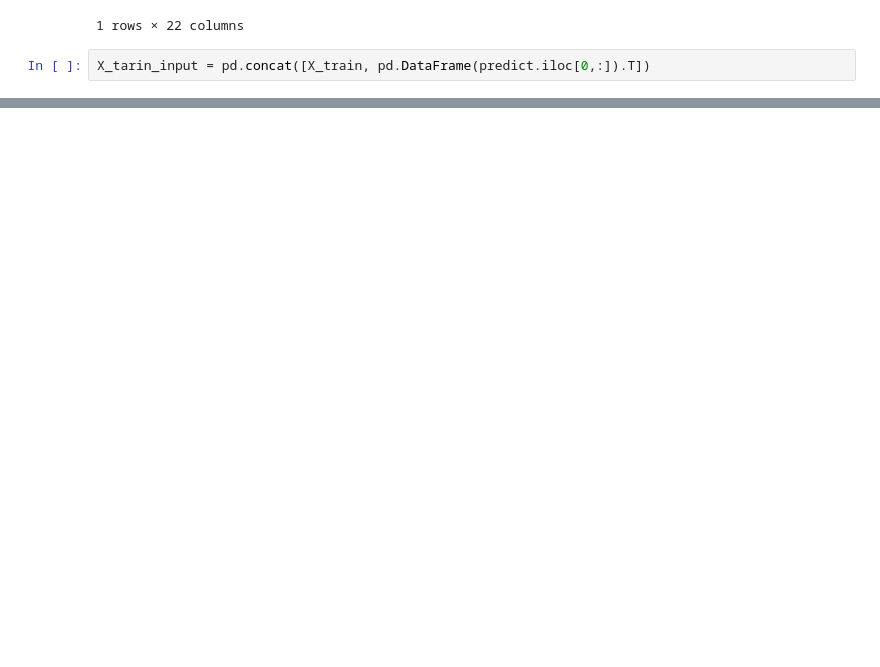
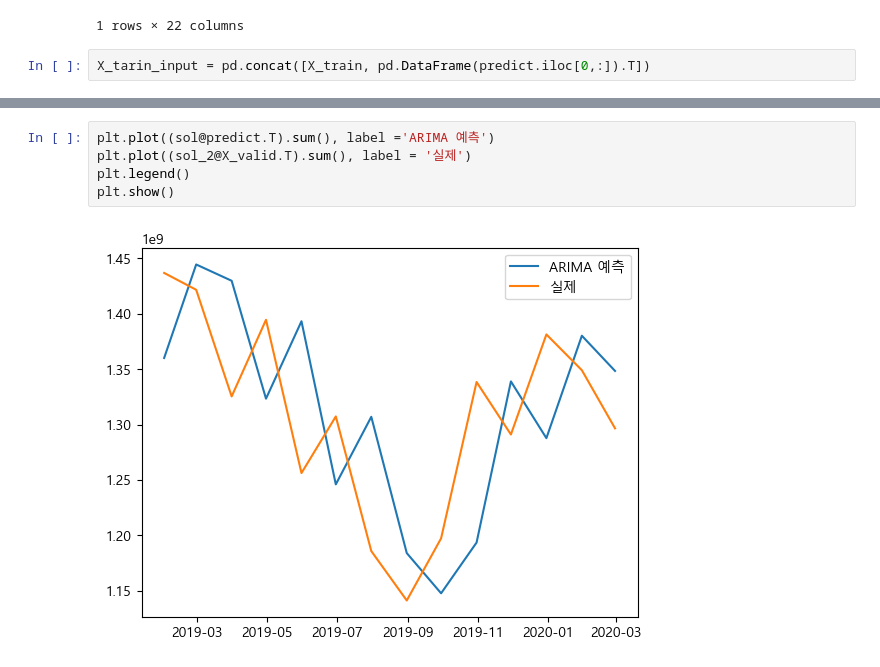
Before and after one commit to Jjineeq/Quant, a Jupyter notebook: Quant_total.ipynb, the cells around one changed output, grey strips where cells are left out. Cells and saved outputs as stored; diff of their text form; blank space fills up the shorter version.

```diff
--- a/Quant_total.ipynb
+++ b/Quant_total.ipynb
@@ -249,0 +367,7 @@ pd.DataFrame.from_dict(data = solution[0][0], orient='index', dtype='int').T
+# %%
+plt.plot((sol@predict.T).sum(), label ='ARIMA 예측')
+plt.plot((sol_2@X_valid.T).sum(), label = '실제')
+plt.legend()
+plt.show()
+# %% [output]
+[figure, added]
```
Also changed, not shown: parts of 17 cells of this notebook.
